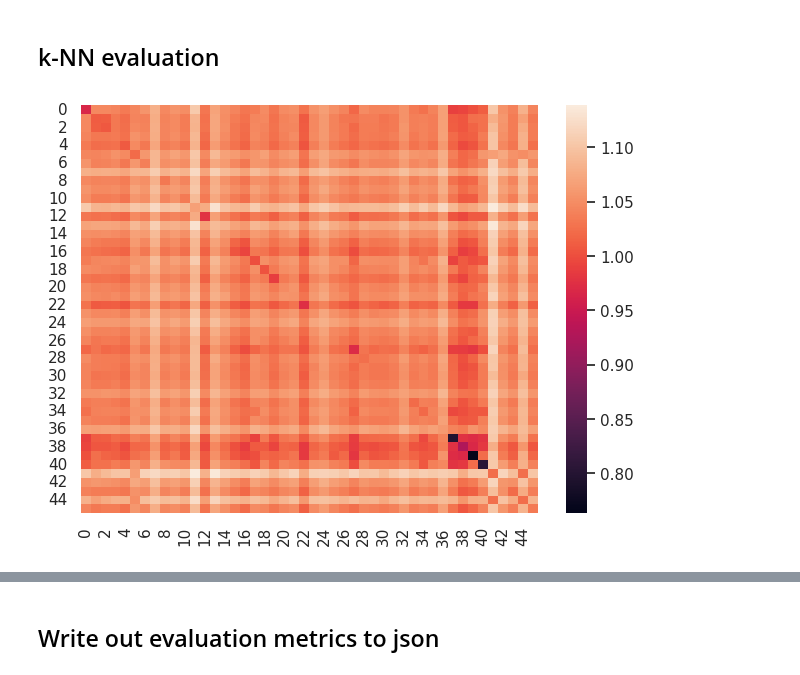
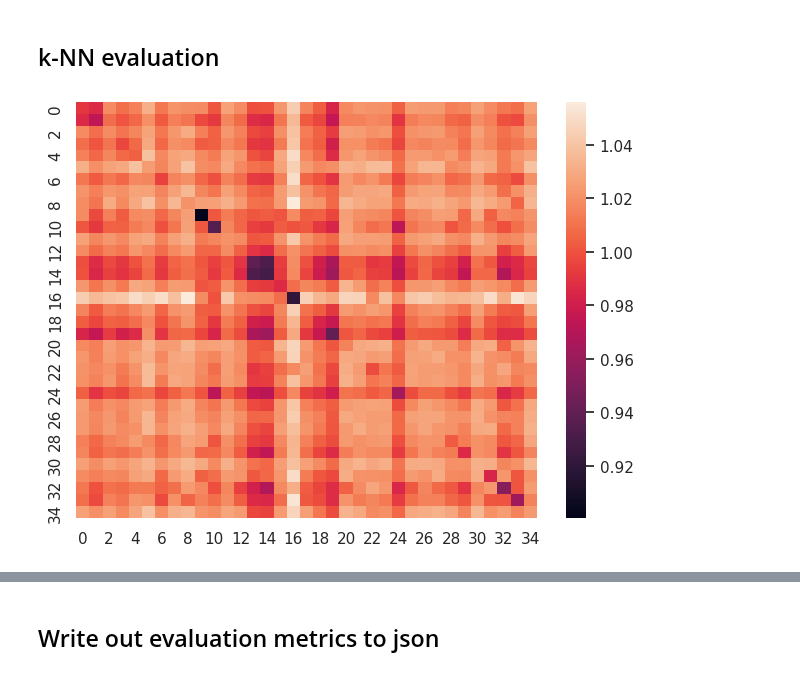
Before and after one commit to yutanagano/tcrlm, a Jupyter notebook: notebooks/benchmark_beta.ipynb, the cells around one changed output, grey strips where cells are left out. Drawn from its saved outputs; the diff is of its cells as text; code cells hidden in the pictures.

Commit message:
Updated benchmarking for beta chain only models

```diff
--- a/notebooks/benchmark_beta.ipynb
+++ b/notebooks/benchmark_beta.ipynb
@@ -39,14 +44,21 @@ else:
+# %%
+TOKENISERS = {
+    'BCDR3Tokeniser': BCDR3Tokeniser,
+    'BVCDR3Tokeniser': BVCDR3Tokeniser
+}
 # %% [markdown]
 ### Load model
 # %%
-model_save_dir = Path('/home/yutanagano/UCLOneDrive/MBPhD/projects/tcr_embedder/model_saves/EpitopeContrastive_SimCLoss_BetaCDR3BERT_ap')
-with open(model_save_dir/'config.json', 'r') as f:
+SAVE_DIR = Path('/home/yutanagano/UCLOneDrive/MBPhD/projects/tcr_embedder/model_saves/')
+MODEL_DIR = SAVE_DIR/'BVCDR3BERT'
+
+with open(MODEL_DIR/'config.json', 'r') as f:
     config = json.load(f)
-model = modules.EpContBetaCDR3BERT_ap(
-    contrastive_loss_type='SimCLoss',
+
+model = MODEL_CLASSES[config['model']['class']](
     **config['model']['config']
 )
-model.load_state_dict(torch.load(model_save_dir/'state_dict.pt'))
+model.load_state_dict(torch.load(MODEL_DIR/'state_dict.pt'))
 model.eval()
 model.to(device)
 
@@ -99,7 +109,7 @@ back_dl = TCRDataLoader(dataset=back_ds, batch_size=512, shuffle=False)
 # %%
 ep_ds = TCRDataset(
     data='/home/yutanagano/UCLOneDrive/MBPhD/projects/tcr_embedder/data/preprocessed/vdjdb/evaluation_beta.csv',
-    tokeniser=CDR3Tokeniser()
+    tokeniser=TOKENISERS[config['data']['tokeniser']]()
 )
 ep_dl = TCRDataLoader(dataset=ep_ds, batch_size=512, shuffle=False)
 # %% [markdown]
@@ -196,6 +206,9 @@ alignment = metrics.alignment(ep_embs, epitope_cat_codes).item()
 uniformity = metrics.uniformity(ep_embs).item()
 # %% [markdown]
 ## k-NN evaluation
+# %%
+NUM_EPITOPES = ep_ds._data['Epitope'].nunique()
+EPGRP_SIZE = ep_ds._data.groupby('Epitope').size().iloc[0]
 # %%
 if (CACHE_DIR/'ep_cdist.pt').is_file():
     ep_cdist = torch.load(CACHE_DIR/'ep_cdist.pt').to(device)
@@ -203,16 +216,16 @@ else:
     ep_cdist = torch.cdist(ep_embs, ep_embs, p=2)
     torch.save(ep_cdist.cpu(), CACHE_DIR/'ep_cdist.pt')
 # %%
-avg_dist_in_group = torch.nn.functional.avg_pool2d(ep_cdist.unsqueeze(0),100).squeeze(0)
-scaling_factor = torch.ones(46,46).fill_diagonal_(100/99).to(device)
+avg_dist_in_group = torch.nn.functional.avg_pool2d(ep_cdist.unsqueeze(0),EPGRP_SIZE).squeeze(0)
+scaling_factor = torch.ones(NUM_EPITOPES,NUM_EPITOPES).fill_diagonal_(EPGRP_SIZE/(EPGRP_SIZE-1)).to(device)
 avg_dist_in_group *= scaling_factor
 
 c_dist_map = seaborn.heatmap(avg_dist_in_group.cpu())
 plt.tight_layout()
 plt.savefig(BENCHMARK_DIR/'cdists.png')
 plt.show()
 # %% [output]
-[figure, old version]
+[figure, new version]
 # %%
 ep_cdist.fill_diagonal_(torch.inf)
 # %% [output]
```
Also changed, not shown: parts of 11 cells of this notebook, 18 other files.
